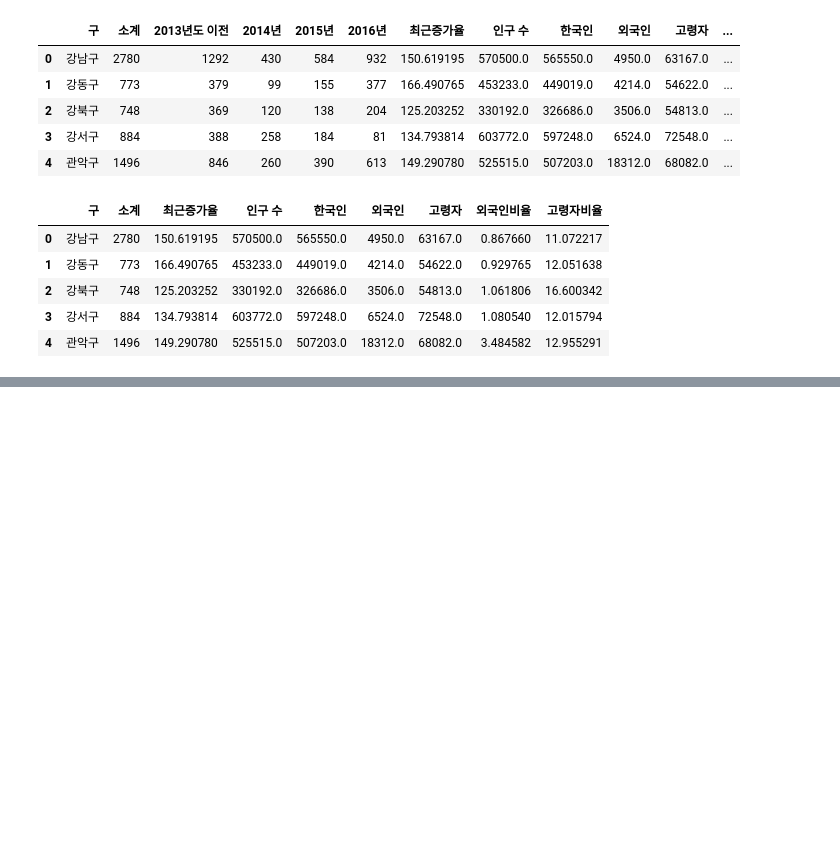
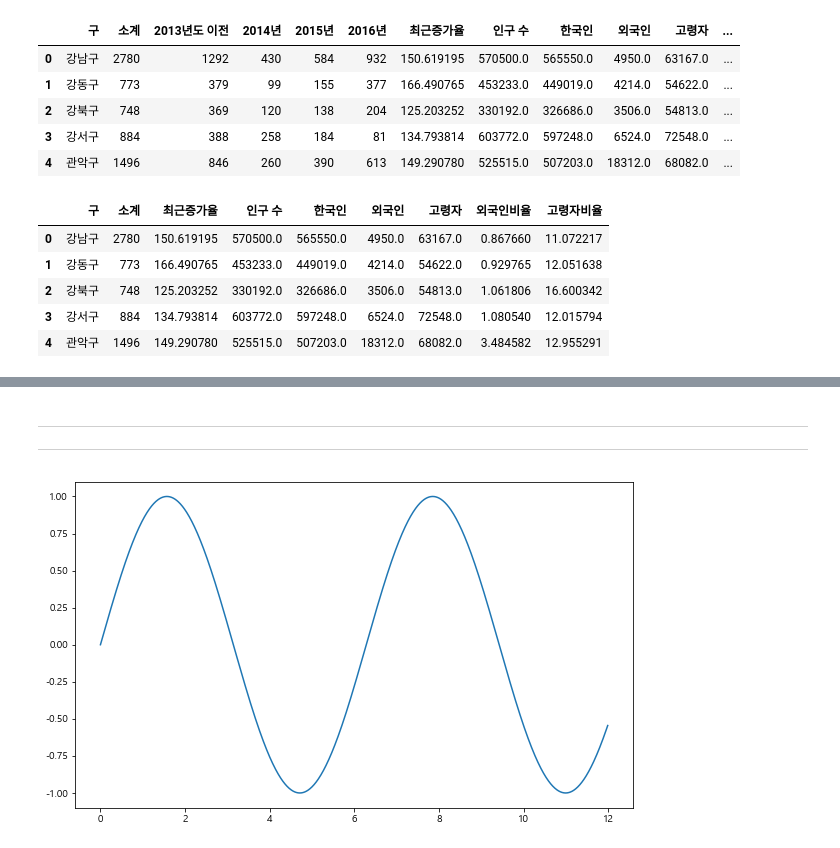
Before and after one commit to Plentir/Python_sync, a Jupyter notebook: 파이썬 머슬캠프/DataFile/source_code/1일차_강의_Excel.ipynb, the cells around one changed output, grey strips where cells are left out. Drawn from its saved outputs; the diff is of its cells as text; code cells hidden in the pictures; blank space fills up the shorter version.

```diff
--- a/파이썬 머슬캠프/DataFile/source_code/1일차_강의_Excel.ipynb
+++ b/파이썬 머슬캠프/DataFile/source_code/1일차_강의_Excel.ipynb
@@ -198,0 +250,3 @@ data_result.head()
+# %% [markdown]
+------
+------
@@ -198,0 +258,9 @@ data_result.head()
+# %%
+t = np.arange(0, 12, 0.01)  # arnage(a, b, c)는 a부터 b 사이의 값을 c만큼 바꾼 결과에 대한 행렬을 반환한다.
+y = np.sin(t)
+# %%
+plt.figure(figsize = (10, 6))  # figsize = (a, b)는 x축으로 a만큼, y축으로 b만큼의 크기를 갖는 그래프를 그린다는 의미이다.
+plt.plot(t, y)
+plt.show()
+# %% [output]
+[figure, added]
```
Also changed, not shown: parts of 30 cells of this notebook, 1 other file.
